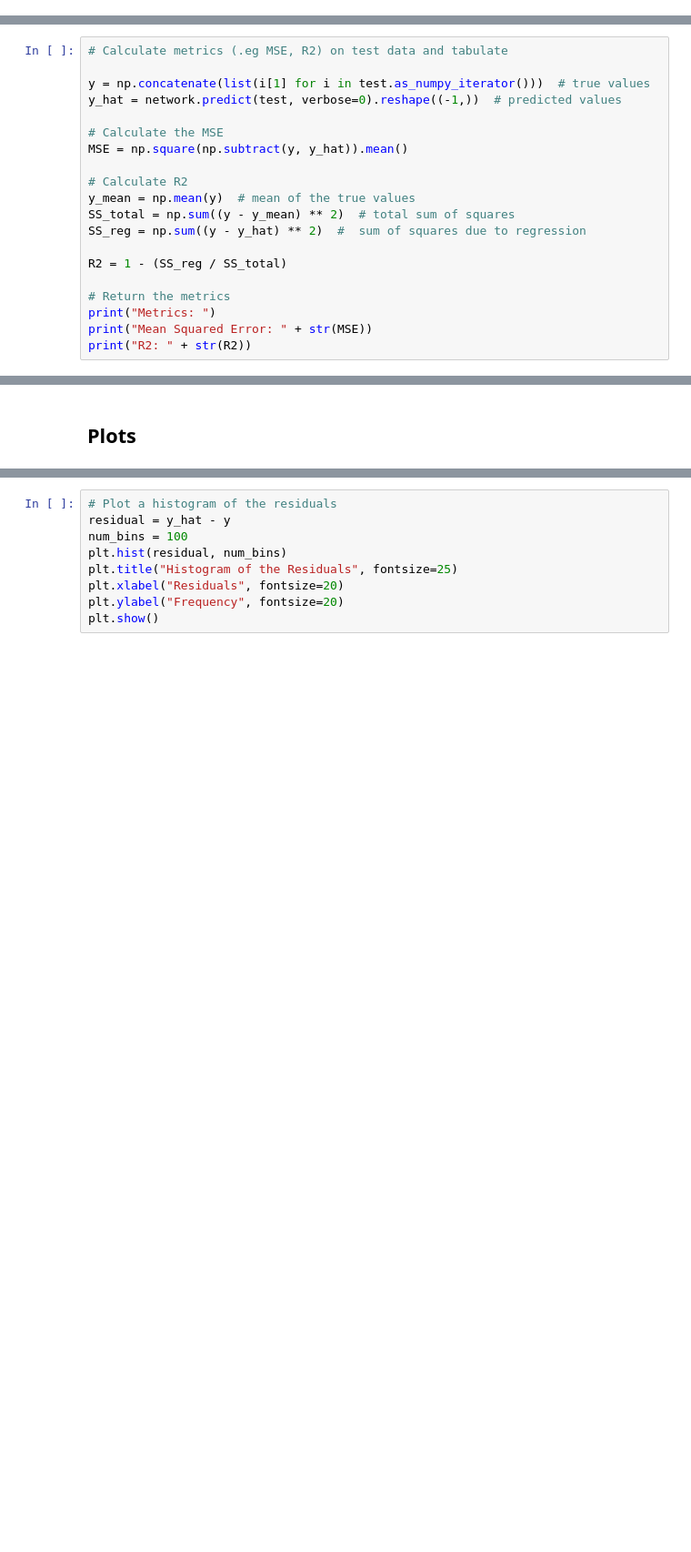
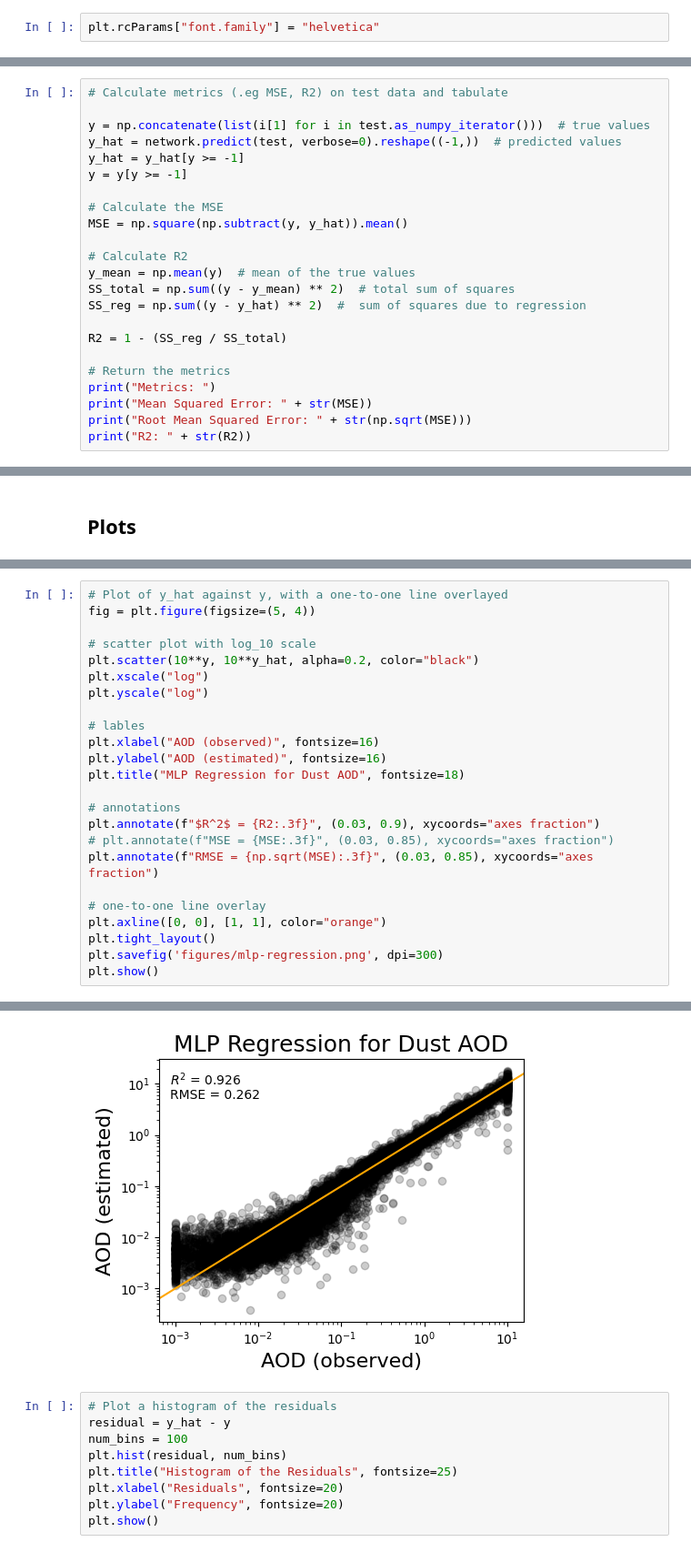
Before and after one commit to mwallace5270/hot-dust, a Jupyter notebook: evaluate.ipynb, the cells around one changed output, grey strips where cells are left out. Shown at 91% size. Cells and saved outputs as stored; diff of their text form; blank space fills up the shorter version.

```diff
--- a/evaluate.ipynb
+++ b/evaluate.ipynb
@@ -17,6 +29,8 @@ reload(preprocess)
 reload(model)
 from hot_dust.preprocess import prepare_training_data, split_training_data, sensitivity_analysis
 from hot_dust.model import to_tensorflow
+# %%
+plt.rcParams["font.family"] = "helvetica"
 # %%
 ds = prepare_training_data()
 train, validate, test = to_tensorflow(split_training_data(ds))
@@ -76,6 +90,8 @@ _________________________________________________________________
 
 y = np.concatenate(list(i[1] for i in test.as_numpy_iterator()))  # true values
 y_hat = network.predict(test, verbose=0).reshape((-1,))  # predicted values
+y_hat = y_hat[y >= -1]
+y = y[y >= -1]
 
 # Calculate the MSE
 MSE = np.square(np.subtract(y, y_hat)).mean()
@@ -90,6 +106,7 @@ R2 = 1 - (SS_reg / SS_total)
 # Return the metrics
 print("Metrics: ")
 print("Mean Squared Error: " + str(MSE))
+print("Root Mean Squared Error: " + str(np.sqrt(MSE)))
 print("R2: " + str(R2))
 # %% [output]
 Metrics:
@@ -114,0 +118,25 @@ plt.axline([0, 0], slope=1, color="red")
+# %%
+# Plot of y_hat against y, with a one-to-one line overlayed
+fig = plt.figure(figsize=(5, 4))
+
+# scatter plot with log_10 scale
+plt.scatter(10**y, 10**y_hat, alpha=0.2, color="black")
+plt.xscale("log")
+plt.yscale("log")
+
+# lables
+plt.xlabel("AOD (observed)", fontsize=16)
+plt.ylabel("AOD (estimated)", fontsize=16)
+plt.title("MLP Regression for Dust AOD", fontsize=18)
+
+# annotations
+plt.annotate(f"$R^2$ = {R2:.3f}", (0.03, 0.9), xycoords="axes fraction")
+# plt.annotate(f"MSE = {MSE:.3f}", (0.03, 0.85), xycoords="axes fraction")
+plt.annotate(f"RMSE = {np.sqrt(MSE):.3f}", (0.03, 0.85), xycoords="axes fraction")
+
+# one-to-one line overlay
+plt.axline([0, 0], [1, 1], color="orange")
+plt.tight_layout()
+plt.savefig('figures/mlp-regression.png', dpi=300)
+plt.show()
+# %% [output]
@@ -115,3 +160,4 @@ plt.axline([0, 0], slope=1, color="red")
+[figure, added]
 # %%
 # Plot a histogram of the residuals
 residual = y_hat - y
```
Also changed, not shown: parts of 5 cells of this notebook, 4 other files.
